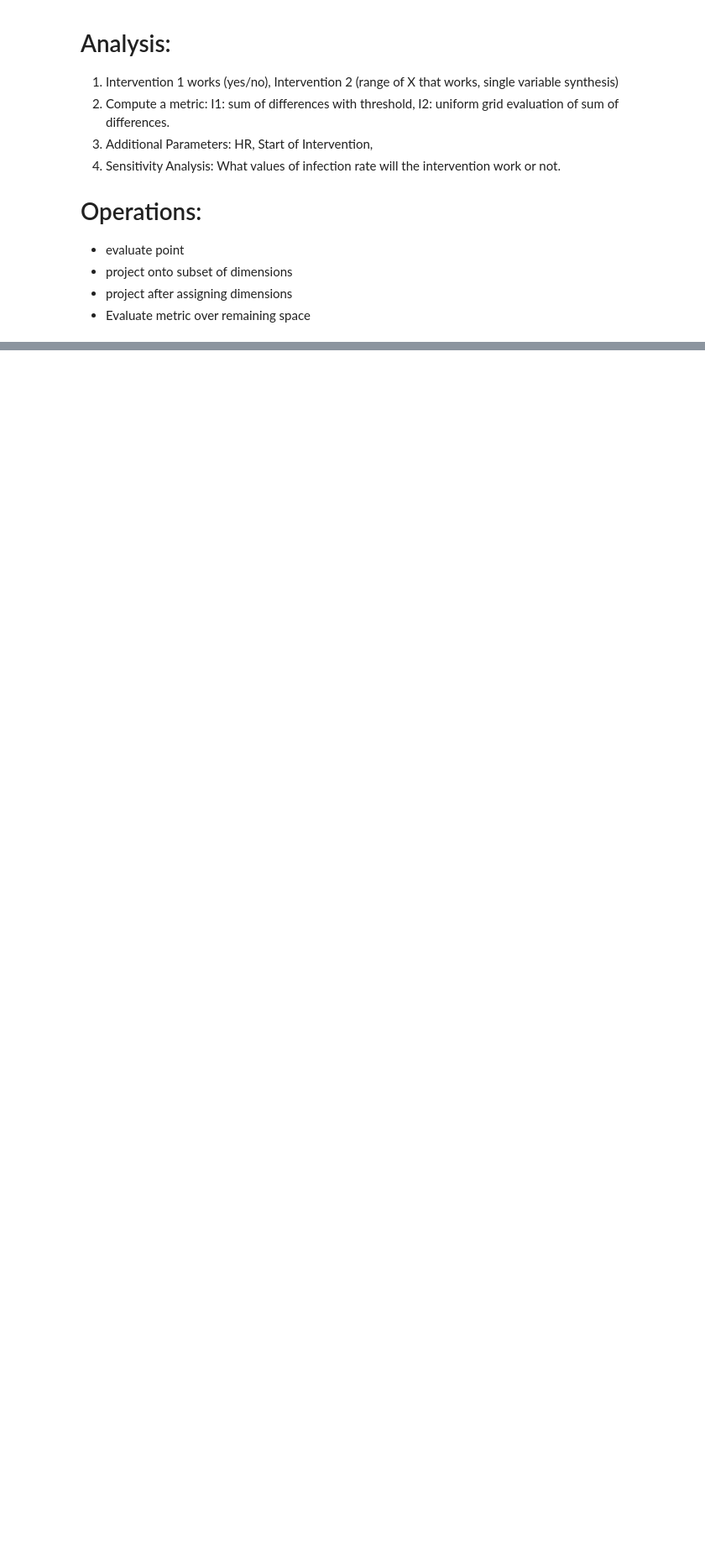
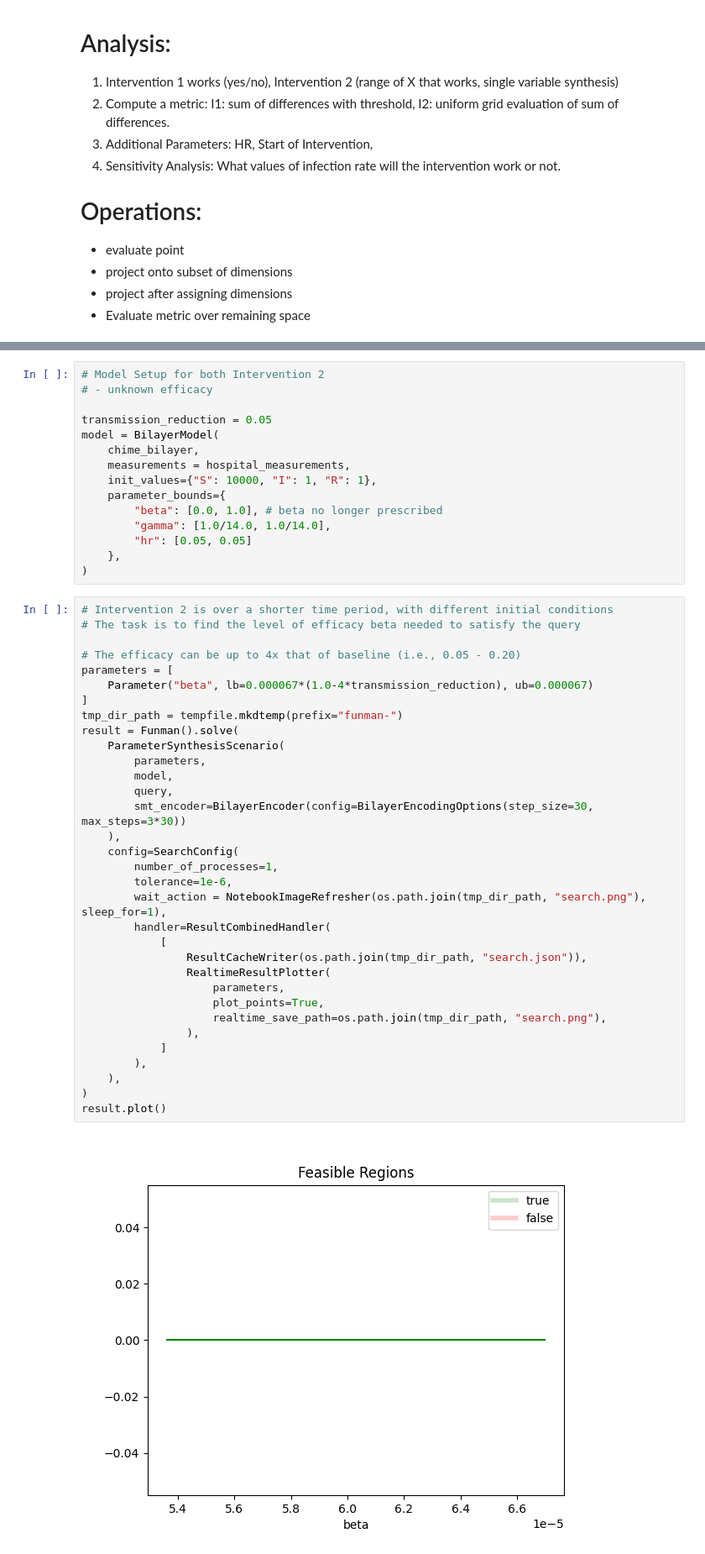
Before and after one commit to ml4ai/funman, a Jupyter notebook: notebooks/dec_8_2022_demo_funman.ipynb, the cells around one changed output, grey strips where cells are left out. Shown at 84% size. Saved outputs shown, nothing was run; the diff lists cells and outputs as text; blank space fills up the shorter version.

Commit message:
refined scenario 1

```diff
--- a/notebooks/dec_8_2022_demo_funman.ipynb
+++ b/notebooks/dec_8_2022_demo_funman.ipynb
@@ -153,0 +115,50 @@ chime_bilayer.to_dot()
+# %%
+# Model Setup for both Intervention 2
+# - unknown efficacy
+
+transmission_reduction = 0.05
+model = BilayerModel(
+    chime_bilayer,
+    measurements = hospital_measurements,
+    init_values={"S": 10000, "I": 1, "R": 1},
+    parameter_bounds={
+        "beta": [0.0, 1.0], # beta no longer prescribed
+        "gamma": [1.0/14.0, 1.0/14.0],
+        "hr": [0.05, 0.05]
+    },
+)
+# %%
+# Intervention 2 is over a shorter time period, with different initial conditions
+# The task is to find the level of efficacy beta needed to satisfy the query
+
+# The efficacy can be up to 4x that of baseline (i.e., 0.05 - 0.20)
+parameters = [
+    Parameter("beta", lb=0.000067*(1.0-4*transmission_reduction), ub=0.000067)
+]
+tmp_dir_path = tempfile.mkdtemp(prefix="funman-")
+result = Funman().solve(
+    ParameterSynthesisScenario(
+        parameters,
+        model,
+        query,
+        smt_encoder=BilayerEncoder(config=BilayerEncodingOptions(step_size=30, max_steps=3*30))
+    ),
+    config=SearchConfig(
+        number_of_processes=1,
+        tolerance=1e-6,
+        wait_action = NotebookImageRefresher(os.path.join(tmp_dir_path, "search.png"), sleep_for=1),
+        handler=ResultCombinedHandler(
+            [
+                ResultCacheWriter(os.path.join(tmp_dir_path, "search.json")),
+                RealtimeResultPlotter(
+                    parameters,
+                    plot_points=True,
+                    realtime_save_path=os.path.join(tmp_dir_path, "search.png"),
+                ),
+            ]
+        ),
+    ),
+)
+result.plot()
+# %% [output]
+[figure, added]
```
Also changed, not shown: parts of 12 cells of this notebook, 7 other files.
